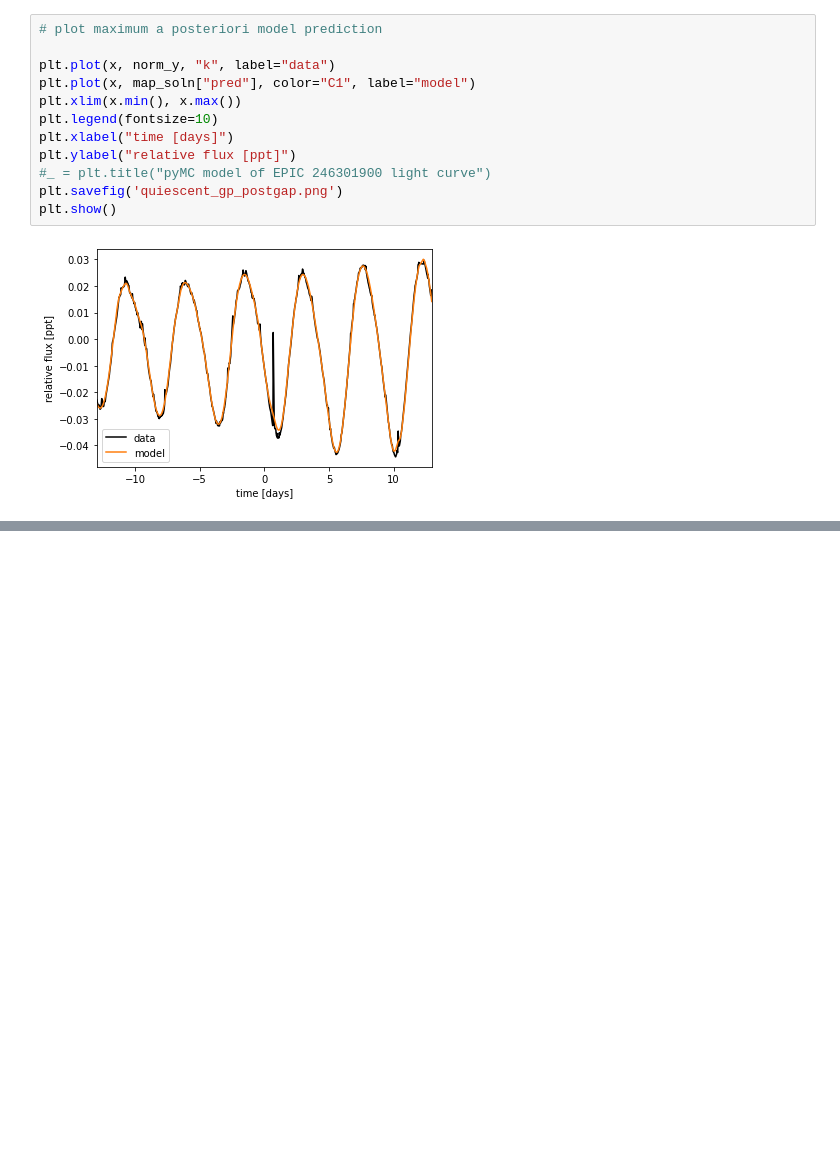
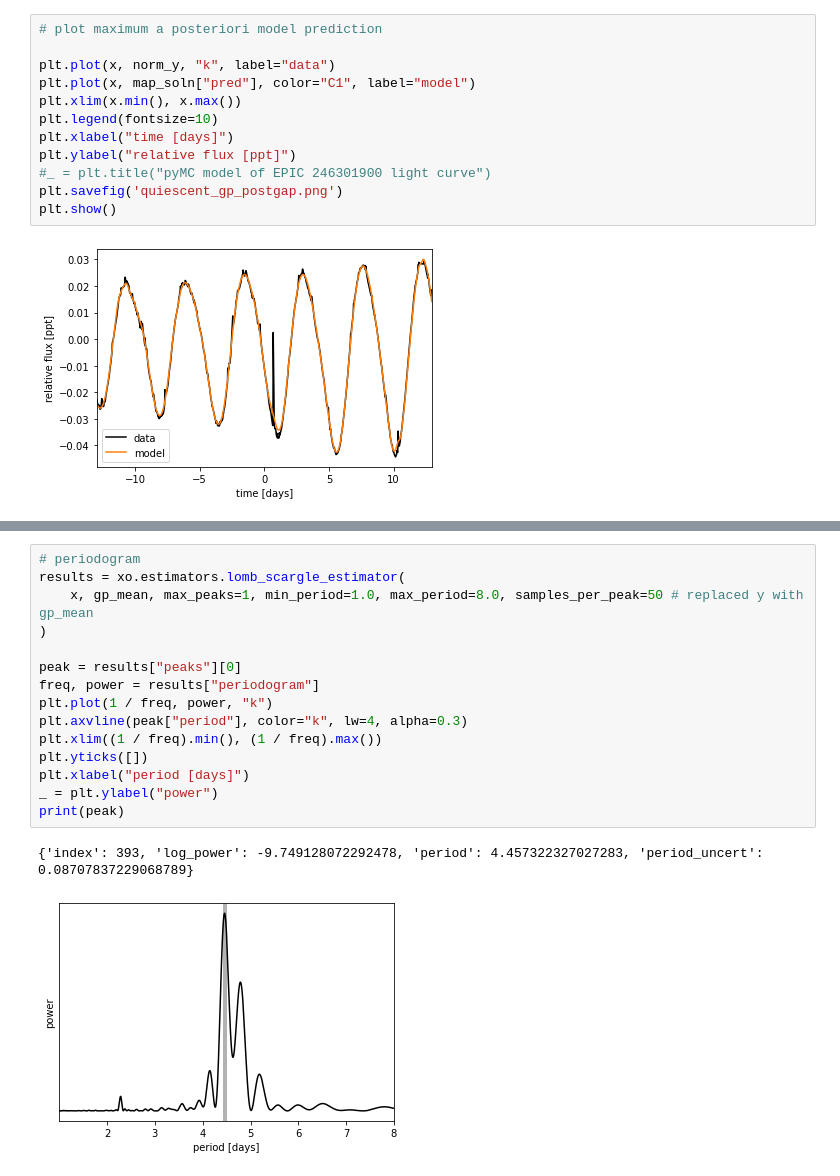
Before and after one commit to exoclam/epic-246301900, a Jupyter notebook: xoflares-epic246301900-post-flare-post-gap.ipynb, the cells around one changed output, grey strips where cells are left out. Cells and saved outputs as stored; diff of their text form; blank space fills up the shorter version.

```diff
--- a/xoflares-epic246301900-post-flare-post-gap.ipynb
+++ b/xoflares-epic246301900-post-flare-post-gap.ipynb
@@ -686,0 +722,18 @@ plt.savefig("period_trace_postgap.png")
+# %%
+# periodogram
+results = xo.estimators.lomb_scargle_estimator(
+    x, gp_mean, max_peaks=1, min_period=1.0, max_period=8.0, samples_per_peak=50 # replaced y with gp_mean
+)
+
+peak = results["peaks"][0]
+freq, power = results["periodogram"]
+plt.plot(1 / freq, power, "k")
+plt.axvline(peak["period"], color="k", lw=4, alpha=0.3)
+plt.xlim((1 / freq).min(), (1 / freq).max())
+plt.yticks([])
+plt.xlabel("period [days]")
+_ = plt.ylabel("power")
+print(peak)
+# %% [output]
+{'index': 393, 'log_power': -9.749128072292478, 'period': 4.457322327027283, 'period_uncert': 0.08707837229068789}
+[figure, added]
```
Also changed, not shown: parts of 21 cells of this notebook, 1 other file.
